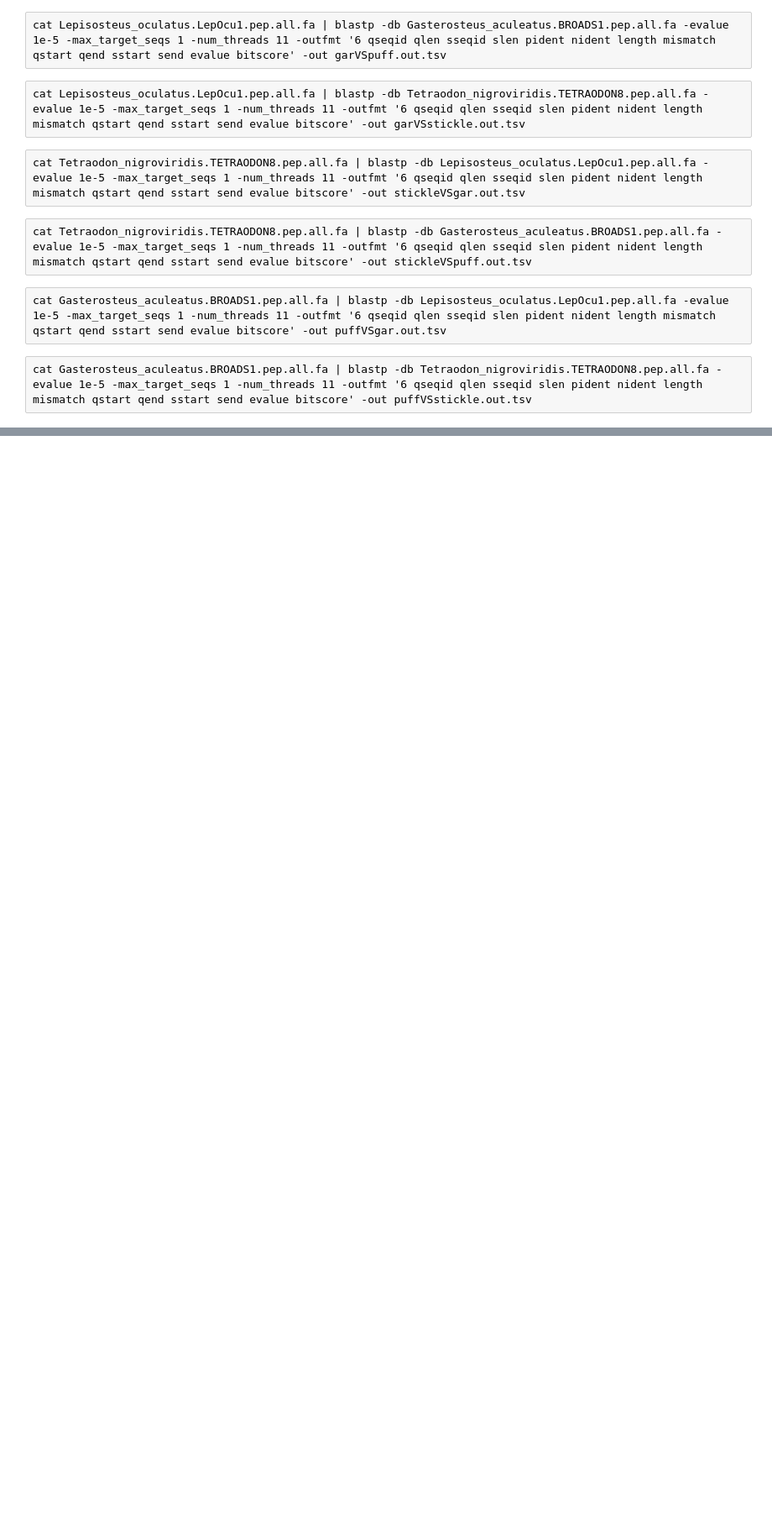
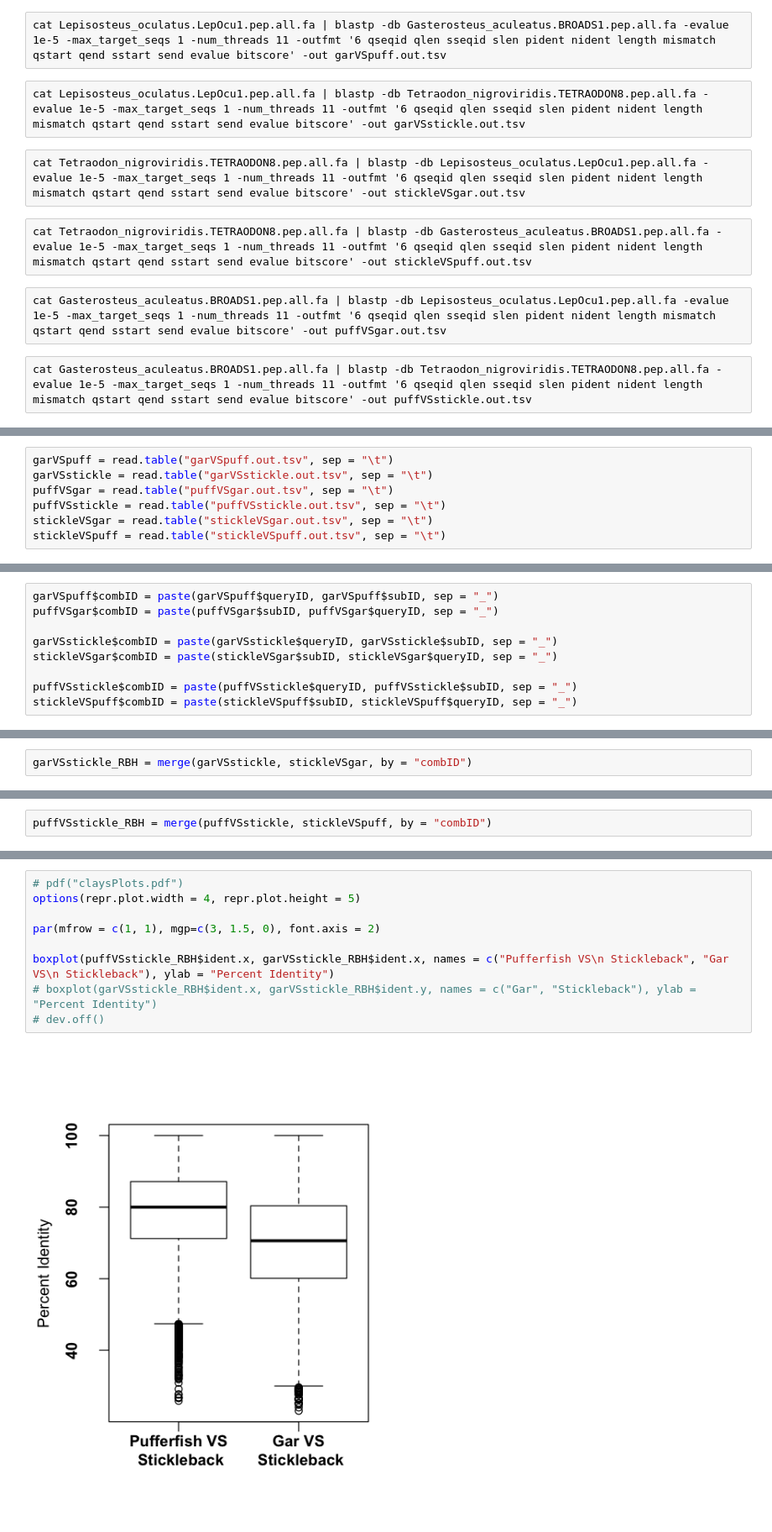
Before and after one commit to kohlkopf/TopicsInGenomicAnalysis, a Jupyter notebook: assignment3/assignment3.ipynb, the cells around one changed output, grey strips where cells are left out. Shown: that part at 84% size. Saved outputs shown, nothing was run; the diff lists cells and outputs as text; blank space fills up the shorter version.

```diff
--- a/assignment3/assignment3.ipynb
+++ b/assignment3/assignment3.ipynb
@@ -25,0 +45,7 @@ cat Gasterosteus_aculeatus.BROADS1.pep.all.fa | blastp -db Tetraodon_nigroviridi
+# %%
+garVSpuff = read.table("garVSpuff.out.tsv", sep = "\t")
+garVSstickle = read.table("garVSstickle.out.tsv", sep = "\t")
+puffVSgar = read.table("puffVSgar.out.tsv", sep = "\t")
+puffVSstickle = read.table("puffVSstickle.out.tsv", sep = "\t")
+stickleVSgar = read.table("stickleVSgar.out.tsv", sep = "\t")
+stickleVSpuff = read.table("stickleVSpuff.out.tsv", sep = "\t")
@@ -25,0 +63,9 @@ cat Gasterosteus_aculeatus.BROADS1.pep.all.fa | blastp -db Tetraodon_nigroviridi
+# %%
+garVSpuff$combID = paste(garVSpuff$queryID, garVSpuff$subID, sep = "_")
+puffVSgar$combID = paste(puffVSgar$subID, puffVSgar$queryID, sep = "_")
+
+garVSstickle$combID = paste(garVSstickle$queryID, garVSstickle$subID, sep = "_")
+stickleVSgar$combID = paste(stickleVSgar$subID, stickleVSgar$queryID, sep = "_")
+
+puffVSstickle$combID = paste(puffVSstickle$queryID, puffVSstickle$subID, sep = "_")
+stickleVSpuff$combID = paste(stickleVSpuff$subID, stickleVSpuff$queryID, sep = "_")
@@ -25,0 +94,2 @@ cat Gasterosteus_aculeatus.BROADS1.pep.all.fa | blastp -db Tetraodon_nigroviridi
+# %%
+garVSstickle_RBH = merge(garVSstickle, stickleVSgar, by = "combID")
@@ -25,0 +112,2 @@ cat Gasterosteus_aculeatus.BROADS1.pep.all.fa | blastp -db Tetraodon_nigroviridi
+# %%
+puffVSstickle_RBH = merge(puffVSstickle, stickleVSpuff, by = "combID")
@@ -25,0 +139,11 @@ cat Gasterosteus_aculeatus.BROADS1.pep.all.fa | blastp -db Tetraodon_nigroviridi
+# %%
+# pdf("claysPlots.pdf")
+options(repr.plot.width = 4, repr.plot.height = 5)
+
+par(mfrow = c(1, 1), mgp=c(3, 1.5, 0), font.axis = 2)
+
+boxplot(puffVSstickle_RBH$ident.x, garVSstickle_RBH$ident.x, names = c("Pufferfish VS\n Stickleback", "Gar VS\n Stickleback"), ylab = "Percent Identity")
+# boxplot(garVSstickle_RBH$ident.x, garVSstickle_RBH$ident.y, names = c("Gar", "Stickleback"), ylab = "Percent Identity")
+# dev.off()
+# %% [output]
+[figure, added]
```
Also changed, not shown: parts of 31 cells of this notebook, 13 other files.
